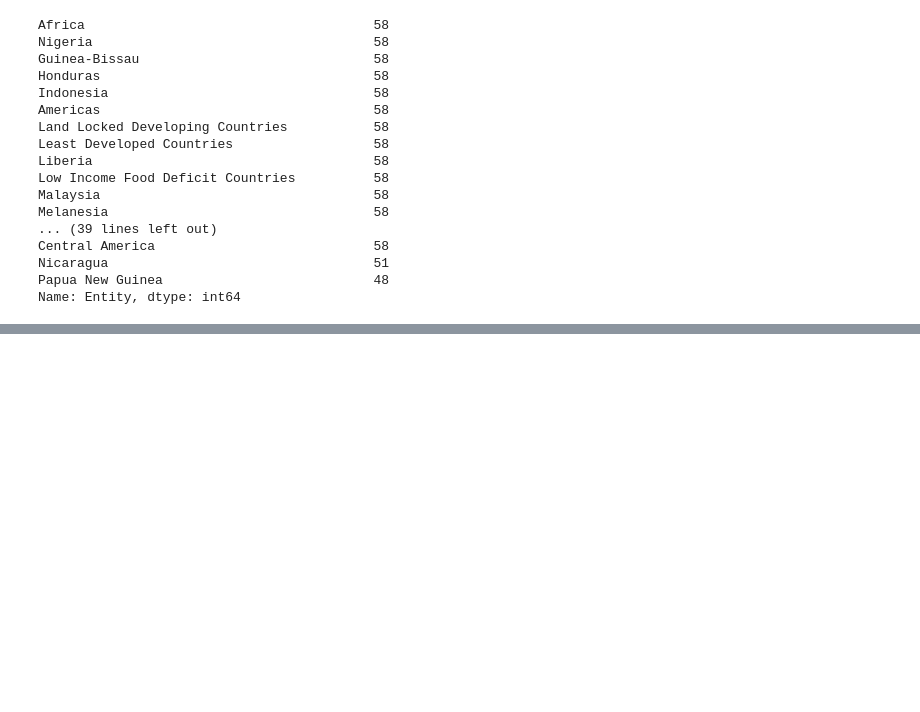
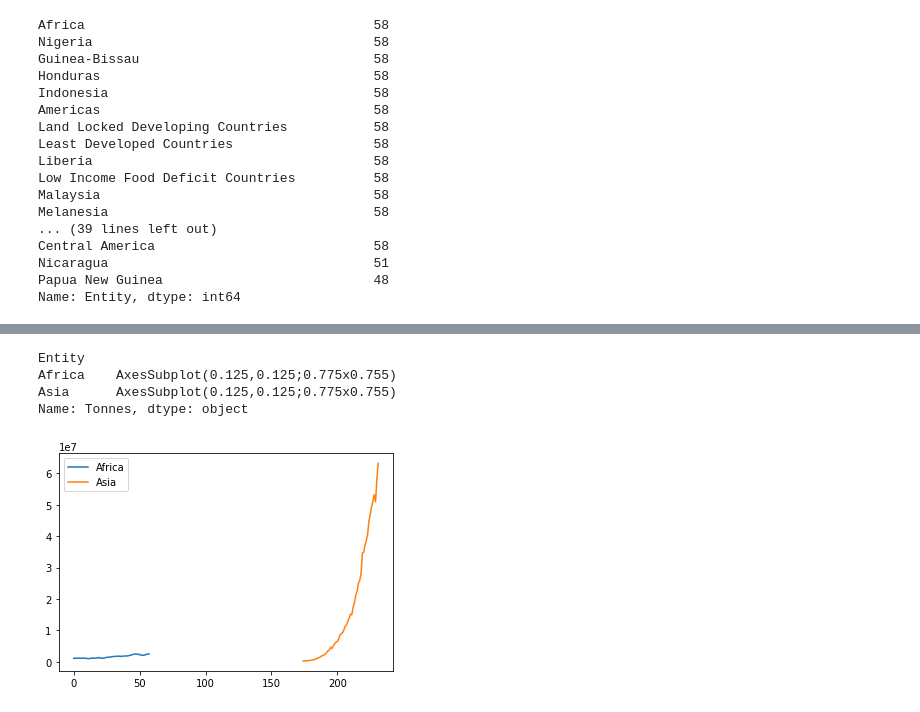
Before and after one commit to Niveusgh/World_Palm_Oil_Data, a Jupyter notebook: script/jupyter_file.ipynb, the cells around one changed output, grey strips where cells are left out. Cells and saved outputs as stored; diff of their text form; code cells hidden in the pictures; blank space fills up the shorter version.

```diff
--- a/script/jupyter_file.ipynb
+++ b/script/jupyter_file.ipynb
@@ -69,0 +186,10 @@ entity_counts.mean()
+# %%
+Continent = ['Africa','Asia']
+(df_palm[df_palm['Entity'].isin(Continent)]
+      .groupby('Entity')['Tonnes'].plot(x='Year', y='Tonnes',legend=True))
+# %% [output]
+Entity
+Africa    AxesSubplot(0.125,0.125;0.775x0.755)
+Asia      AxesSubplot(0.125,0.125;0.775x0.755)
+Name: Tonnes, dtype: object
+[figure, added]
```
Also changed, not shown: parts of 44 cells of this notebook, 6 other files.
